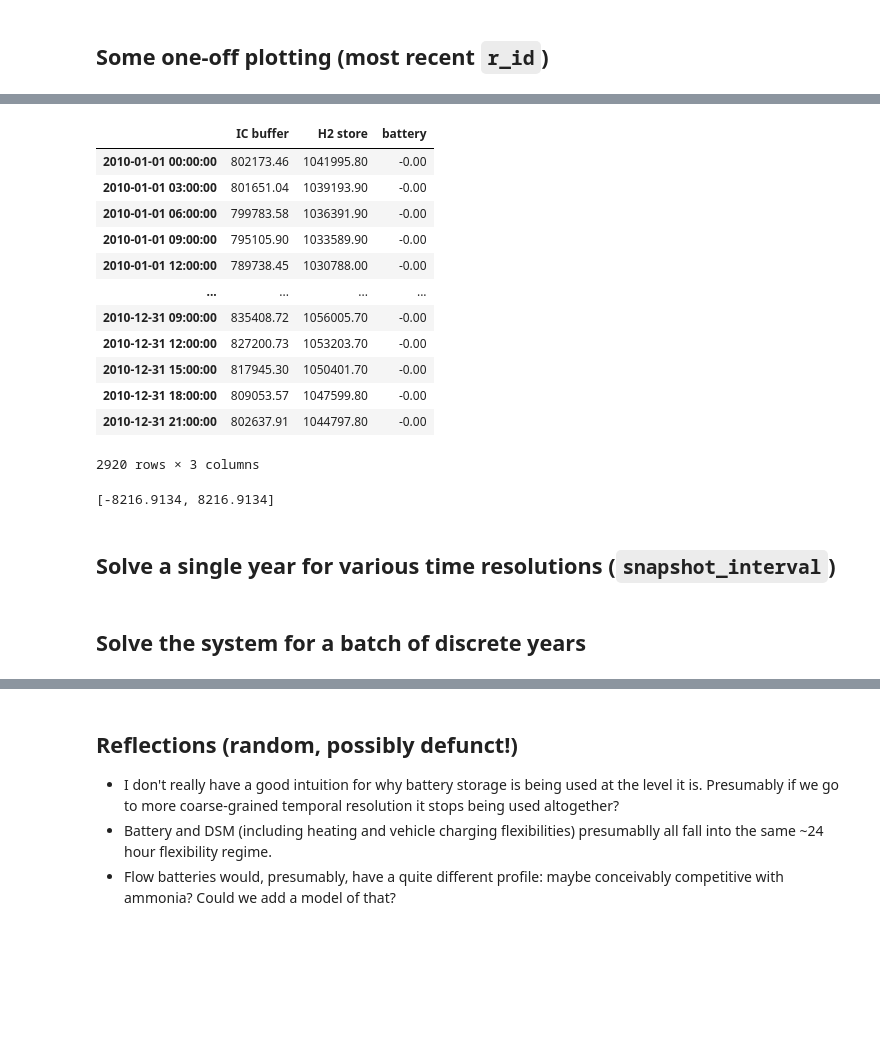
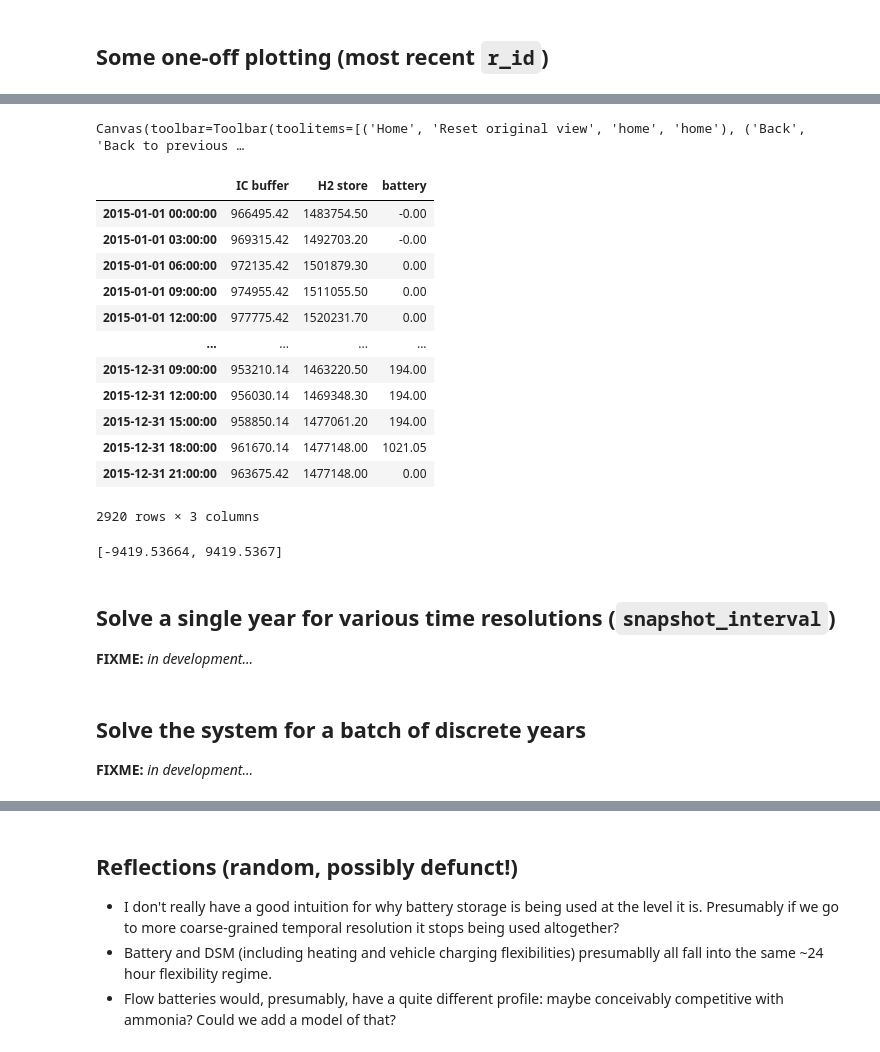
Before and after one commit to bmcmullin/SWIS-100-IE, a Jupyter notebook: run_single_simulation.ipynb, the cells around one changed output, grey strips where cells are left out. Cells and saved outputs as stored; diff of their text form; code cells hidden in the pictures; blank space fills up the shorter version.

Commit message:
Refactored for "%matplotlib widget" magic. Functional. Still needs embedded doc update for WHOBS -> SWIS.

```diff
--- a/run_single_simulation.ipynb
+++ b/run_single_simulation.ipynb
@@ -313,6 +305,7 @@ def solve_network(r_id):
 
     snapshot_interval = int(run_configs.loc['snapshot_interval',r_id])
     use_pyomo = bool(run_configs.loc['use_pyomo',r_id])
+    solver_name = bool(run_configs.loc['solver_name',r_id])
     Nyears = int(run_configs.loc['Nyears',r_id])
 
     # Available year(s) for weather data: solar 1985-2015 inclusive, wind 1980-2016
@@ -974,12 +1014,22 @@ plt_stop = F"{weather_year_end}-12-31"
 # %%
-%matplotlib notebook
+# For non-interactive plots use this magic:
+# %matplotlib inline
+
+# For interactive plots use this magic (REQUIRES ipympl package installed!):
+%matplotlib widget
+
+import matplotlib.pyplot as plt
+
+# Set plotsize in notebook
+# https://www.mikulskibartosz.name/how-to-change-plot-size-in-jupyter-notebook/
+plt.rcParams["figure.figsize"] = (8,4)
 
 fig, ax = plt.subplots()
-#fig.set_size_inches((10,8))
 
 rename = {"ic-import" : "import",
           "ic-export" : "export",
-          "wind" : "onshore wind",
+          "onshore wind" : "onshore wind",
+          "offshore wind" : "offshore wind",
           "solar" : "utility solar PV",
           "battery discharge" : "battery discharge",
           "battery charge" : "battery charge",
@@ -992,7 +1042,8 @@ rename[ct] = "load"
 
 colors = {"import" : "g",
            "export" : "g",
-           "onshore wind" : "b",
+           "onshore wind" : "royalblue",
+           "offshore wind" : "cornflowerblue",
            "utility solar PV" : "y",
            "battery discharge" : "gray",
            "battery charge" : "gray",
@@ -1027,11 +1078,11 @@ positive.loc[plt_start:plt_stop].plot(kind="area",stacked=True,ax=ax,linewidth=0
 negative.loc[plt_start:plt_stop].plot(kind="area",stacked=True,ax=ax,linewidth=0,
                               color=[colors[i] for i in negative.columns])
 
-ax.set_ylim([1.2*demand_max, 1.2*gen_max])
-ax.set_xlim([plt_start,plt_stop])
+ax.set_ylim([1.2*demand_max, 2.0*gen_max])
+#ax.set_xlim([plt_start,plt_stop])
 ax.set_ylabel("Dispatch (generation is +ve, demand is -ve) [MW]")
 ax.legend(ncol=3,loc="upper left")
 
-#fig.tight_layout()
+fig.tight_layout()
 #fig.savefig("img/{}-{}-{}-{}.png".format(ct,scenario,start,stop),dpi=100)
 # %% [output]
@@ -1043,8 +1092,14 @@ False
 # %%
-%matplotlib notebook
+# For non-interactive plots use this magic:
+# %matplotlib inline
+
+# For interactive plots use this magic (REQUIRES ipympl package installed!):
+%matplotlib widget
+
+import matplotlib.pyplot as plt
+plt.rcParams["figure.figsize"] = (8,4)
 
 fig, ax = plt.subplots()
-#fig.set_size_inches((10,8))
 
 "H2 store underground"
 "H2 store tank"
@@ -1085,19 +1138,22 @@ fig.tight_layout()
+Canvas(toolbar=Toolbar(toolitems=[('Home', 'Reset original view', 'home', 'home'), ('Back', 'Back to previous …
 |  | IC buffer | H2 store | battery |
-| 2010-01-01 00:00:00 | 802173.46 | 1041995.80 | -0.00 |
-| 2010-01-01 03:00:00 | 801651.04 | 1039193.90 | -0.00 |
-| 2010-01-01 06:00:00 | 799783.58 | 1036391.90 | -0.00 |
-| 2010-01-01 09:00:00 | 795105.90 | 1033589.90 | -0.00 |
-| 2010-01-01 12:00:00 | 789738.45 | 1030788.00 | -0.00 |
+| 2015-01-01 00:00:00 | 966495.42 | 1483754.50 | -0.00 |
+| 2015-01-01 03:00:00 | 969315.42 | 1492703.20 | -0.00 |
+| 2015-01-01 06:00:00 | 972135.42 | 1501879.30 | 0.00 |
+| 2015-01-01 09:00:00 | 974955.42 | 1511055.50 | 0.00 |
+| 2015-01-01 12:00:00 | 977775.42 | 1520231.70 | 0.00 |
 | ... | ... | ... | ... |
-| 2010-12-31 09:00:00 | 835408.72 | 1056005.70 | -0.00 |
-| 2010-12-31 12:00:00 | 827200.73 | 1053203.70 | -0.00 |
-| 2010-12-31 15:00:00 | 817945.30 | 1050401.70 | -0.00 |
-| 2010-12-31 18:00:00 | 809053.57 | 1047599.80 | -0.00 |
-| 2010-12-31 21:00:00 | 802637.91 | 1044797.80 | -0.00 |
+| 2015-12-31 09:00:00 | 953210.14 | 1463220.50 | 194.00 |
+| 2015-12-31 12:00:00 | 956030.14 | 1469348.30 | 194.00 |
+| 2015-12-31 15:00:00 | 958850.14 | 1477061.20 | 194.00 |
+| 2015-12-31 18:00:00 | 961670.14 | 1477148.00 | 1021.05 |
+| 2015-12-31 21:00:00 | 963675.42 | 1477148.00 | 0.00 |
-2920 rows × 3 columns
-[-8216.9134, 8216.9134]
+2920 rows × 3 columns
+[-9419.53664, 9419.5367]
 # %% [markdown]
 ## Solve a single year for various time resolutions (`snapshot_interval`)
+
+**FIXME:** *in development...*
 # %%
 run_configs = pd.DataFrame()
 r_id_stem = 'SI-'
@@ -1126,6 +1182,8 @@ for r_id in run_configs.columns :
 display(run_stats)
 # %% [markdown]
 ## Solve the system for a batch of discrete years
+
+**FIXME:** *in development...*
 # %%
 run_configs = pd.DataFrame()
 r_id_stem = 'WY-'
```
Also changed, not shown: parts of 16 cells of this notebook.
